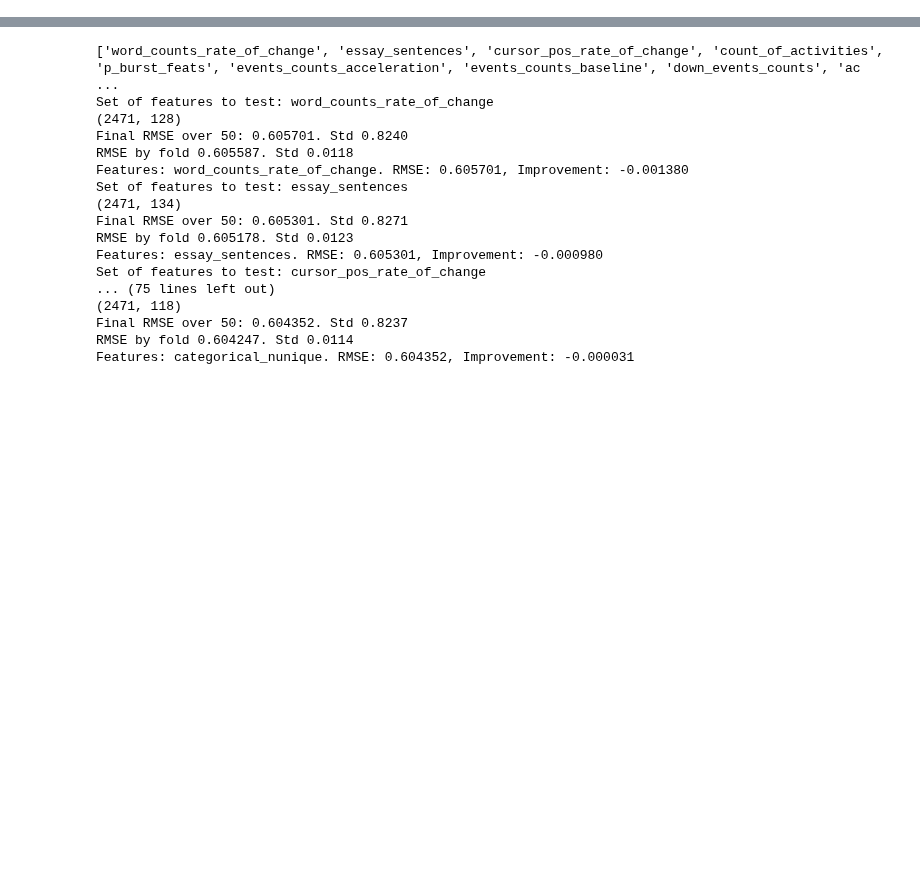
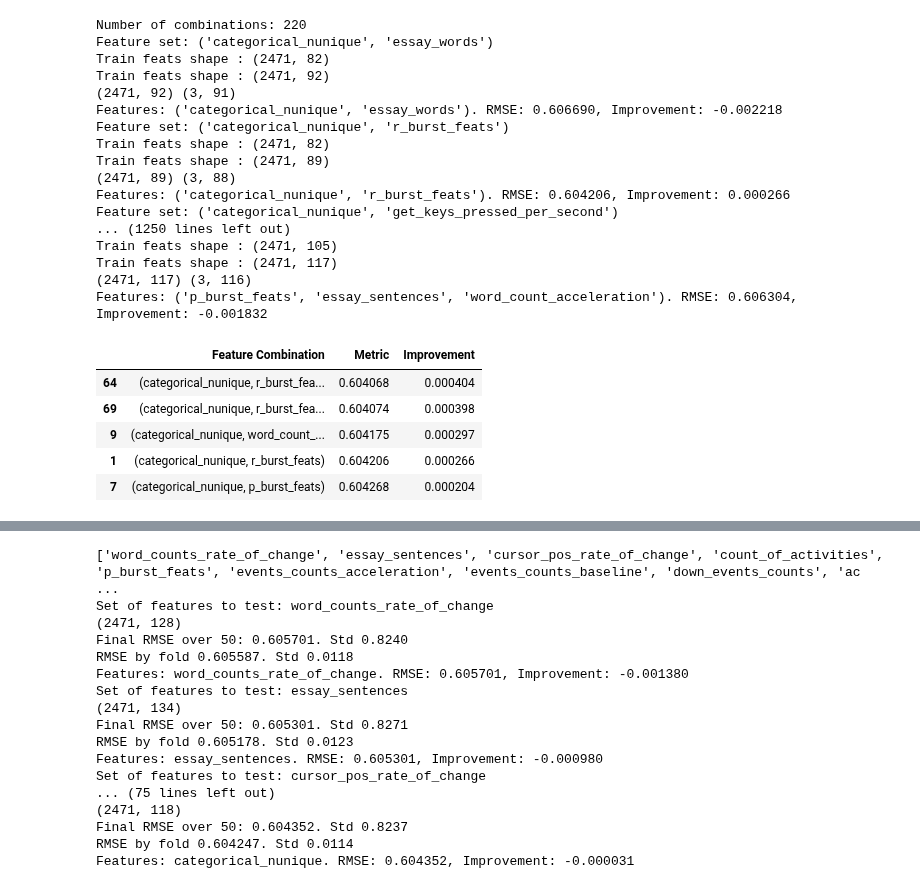
Before and after one commit to uallende/linking_writing_quality, a Jupyter notebook: SPF_experiments.ipynb, the cells around one changed output, grey strips where cells are left out. Cells and saved outputs as stored; diff of their text form; code cells hidden in the pictures; blank space fills up the shorter version.

```diff
--- a/SPF_experiments.ipynb
+++ b/SPF_experiments.ipynb
@@ -39,6 +39,45 @@ lgb_params_1 = {
     'n_estimators': 350,
     'verbosity': -1
     }
+# %%
+# LGBM Average RMSE over 50 folds: 0.603452
+# Features: ('action_time_gap_by_acti', 'action_time_gap').
+
+max_combination_length = 3 # You can adjust this to test different combination lengths
+min_combination_length = 2
+results_comb = compare_feature_combinations(base_dir=FEATURE_STORE,
+                                       base_train_feats=train_feats,
+                                       base_test_feats=test_feats,
+                                       params = lgb_params_1,
+                                       baseline_metrics=0.604068, #(categorical_nunique, r_burst_feats, get_keys_...
+                                       max_combination_length=max_combination_length,
+                                       min_combination_length=min_combination_length)
+
+results_comb.sort_values('Improvement', ascending=False).head(5)
+# %% [output]
+Number of combinations: 220
+Feature set: ('categorical_nunique', 'essay_words')
+Train feats shape : (2471, 82)
+Train feats shape : (2471, 92)
+(2471, 92) (3, 91)
+Features: ('categorical_nunique', 'essay_words'). RMSE: 0.606690, Improvement: -0.002218
+Feature set: ('categorical_nunique', 'r_burst_feats')
+Train feats shape : (2471, 82)
+Train feats shape : (2471, 89)
+(2471, 89) (3, 88)
+Features: ('categorical_nunique', 'r_burst_feats'). RMSE: 0.604206, Improvement: 0.000266
+Feature set: ('categorical_nunique', 'get_keys_pressed_per_second')
+... (1250 lines left out)
+Train feats shape : (2471, 105)
+Train feats shape : (2471, 117)
+(2471, 117) (3, 116)
+Features: ('p_burst_feats', 'essay_sentences', 'word_count_acceleration'). RMSE: 0.606304, Improvement: -0.001832
+|  | Feature Combination | Metric | Improvement |
+| 64 | (categorical_nunique, r_burst_fea... | 0.604068 | 0.000404 |
+| 69 | (categorical_nunique, r_burst_fea... | 0.604074 | 0.000398 |
+| 9 | (categorical_nunique, word_count_... | 0.604175 | 0.000297 |
+| 1 | (categorical_nunique, r_burst_feats) | 0.604206 | 0.000266 |
+| 7 | (categorical_nunique, p_burst_feats) | 0.604268 | 0.000204 |
 # %%
 # LGBM Average RMSE over 50 folds: 0.603452
 # Features: ('action_time_gap_by_acti', 'action_time_gap').
```
Also changed, not shown: parts of 1 cell of this notebook, 3 other files.
